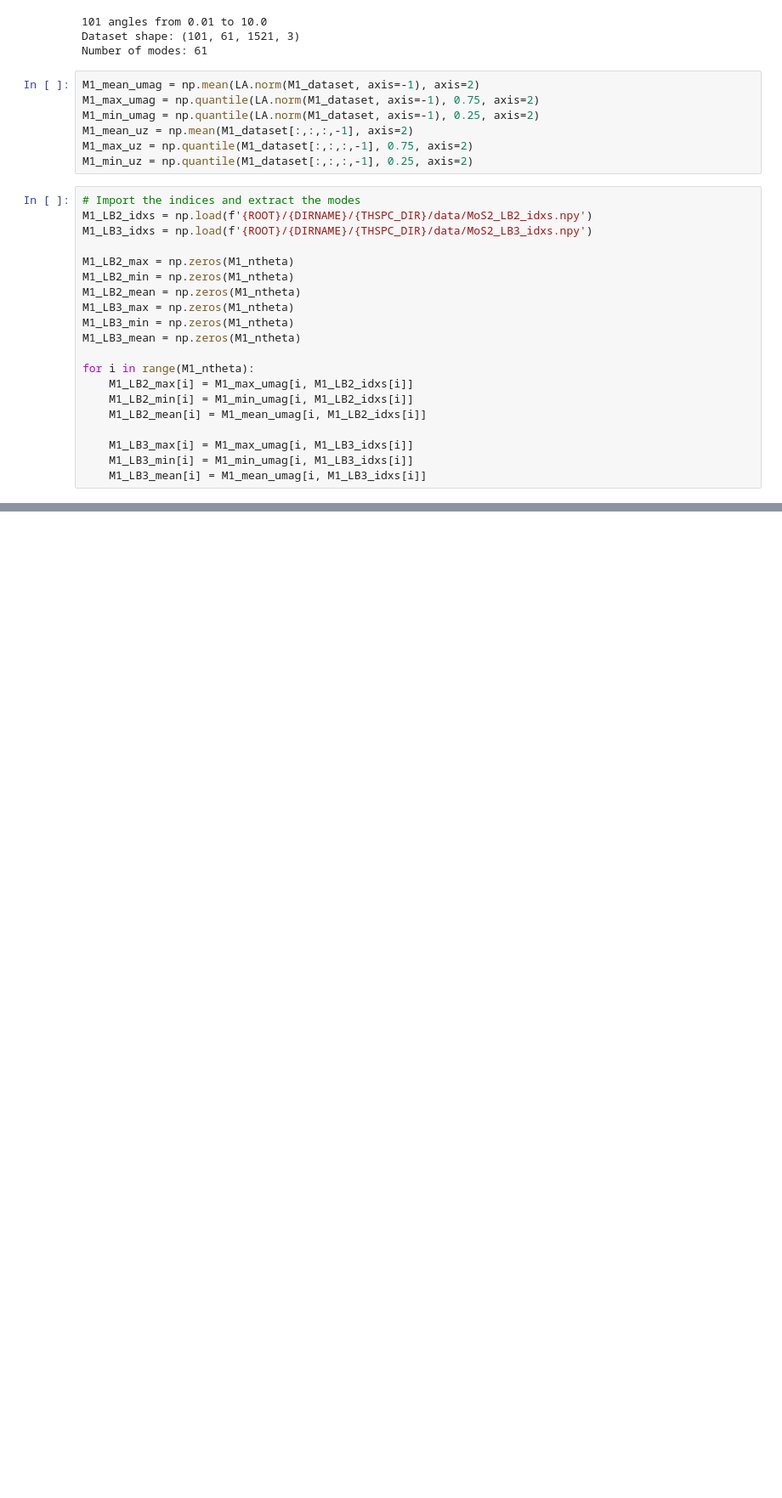
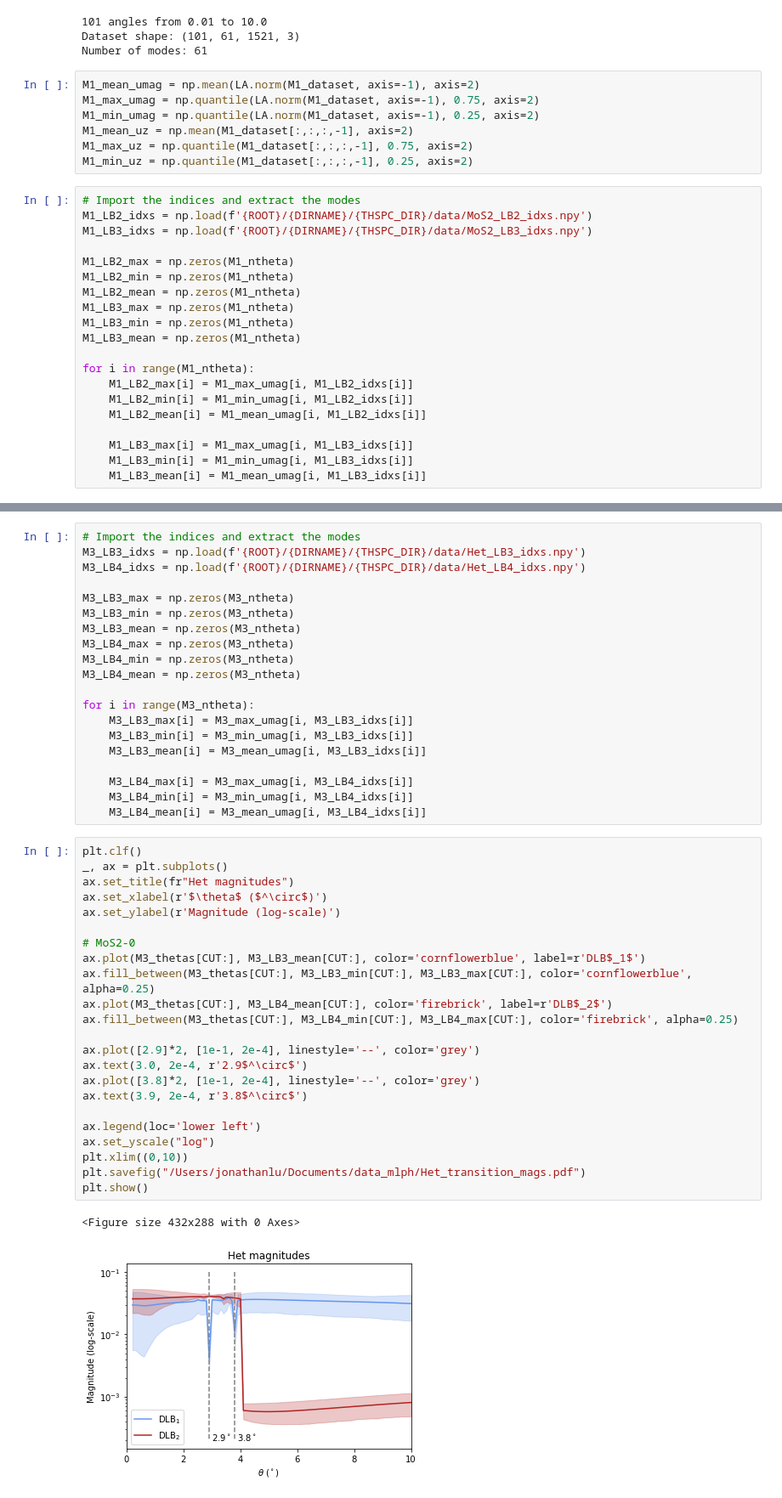
Before and after one commit to jz-lu/ml-ph, a Jupyter notebook: ALLEGRO_ANALYZER/transition_mags.ipynb, the cells around one changed output, grey strips where cells are left out. Shown at 85% size. Saved outputs shown, nothing was run; the diff lists cells and outputs as text; blank space fills up the shorter version.

```diff
--- a/ALLEGRO_ANALYZER/transition_mags.ipynb
+++ b/ALLEGRO_ANALYZER/transition_mags.ipynb
@@ -89,0 +201,46 @@ plt.show()
+# %%
+# Import the indices and extract the modes
+M3_LB3_idxs = np.load(f'{ROOT}/{DIRNAME}/{THSPC_DIR}/data/Het_LB3_idxs.npy')
+M3_LB4_idxs = np.load(f'{ROOT}/{DIRNAME}/{THSPC_DIR}/data/Het_LB4_idxs.npy')
+
+M3_LB3_max = np.zeros(M3_ntheta)
+M3_LB3_min = np.zeros(M3_ntheta)
+M3_LB3_mean = np.zeros(M3_ntheta)
+M3_LB4_max = np.zeros(M3_ntheta)
+M3_LB4_min = np.zeros(M3_ntheta)
+M3_LB4_mean = np.zeros(M3_ntheta)
+
+for i in range(M3_ntheta):
+    M3_LB3_max[i] = M3_max_umag[i, M3_LB3_idxs[i]]
+    M3_LB3_min[i] = M3_min_umag[i, M3_LB3_idxs[i]]
+    M3_LB3_mean[i] = M3_mean_umag[i, M3_LB3_idxs[i]]
+
+    M3_LB4_max[i] = M3_max_umag[i, M3_LB4_idxs[i]]
+    M3_LB4_min[i] = M3_min_umag[i, M3_LB4_idxs[i]]
+    M3_LB4_mean[i] = M3_mean_umag[i, M3_LB4_idxs[i]]
+# %%
+plt.clf()
+_, ax = plt.subplots()
+ax.set_title(fr"Het magnitudes")
+ax.set_xlabel(r'$\theta$ ($^\circ$)')
+ax.set_ylabel(r'Magnitude (log-scale)')
+
+# MoS2-0
+ax.plot(M3_thetas[CUT:], M3_LB3_mean[CUT:], color='cornflowerblue', label=r'DLB$_1$')
+ax.fill_between(M3_thetas[CUT:], M3_LB3_min[CUT:], M3_LB3_max[CUT:], color='cornflowerblue', alpha=0.25)
+ax.plot(M3_thetas[CUT:], M3_LB4_mean[CUT:], color='firebrick', label=r'DLB$_2$')
+ax.fill_between(M3_thetas[CUT:], M3_LB4_min[CUT:], M3_LB4_max[CUT:], color='firebrick', alpha=0.25)
+
+ax.plot([2.9]*2, [1e-1, 2e-4], linestyle='--', color='grey')
+ax.text(3.0, 2e-4, r'2.9$^\circ$')
+ax.plot([3.8]*2, [1e-1, 2e-4], linestyle='--', color='grey')
+ax.text(3.9, 2e-4, r'3.8$^\circ$')
+
+ax.legend(loc='lower left')
+ax.set_yscale("log")
+plt.xlim((0,10))
+plt.savefig("/Users/jonathanlu/Documents/data_mlph/Het_transition_mags.pdf")
+plt.show()
+# %% [output]
+<Figure size 432x288 with 0 Axes>
+[figure, added]
```
Also changed, not shown: parts of 9 cells of this notebook, 4 other files.
